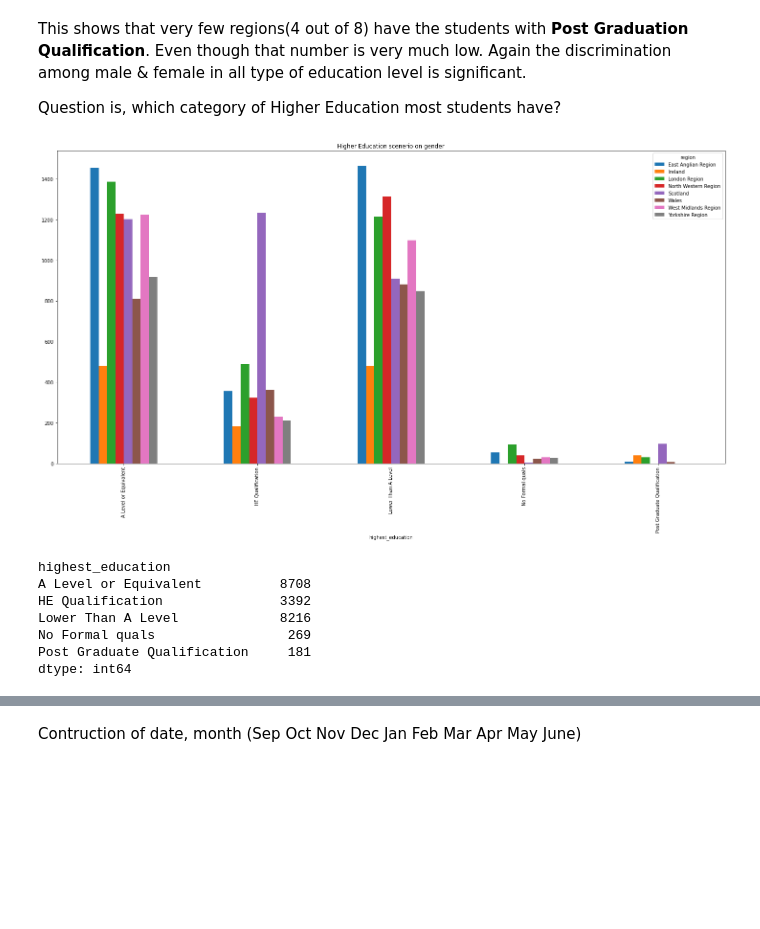
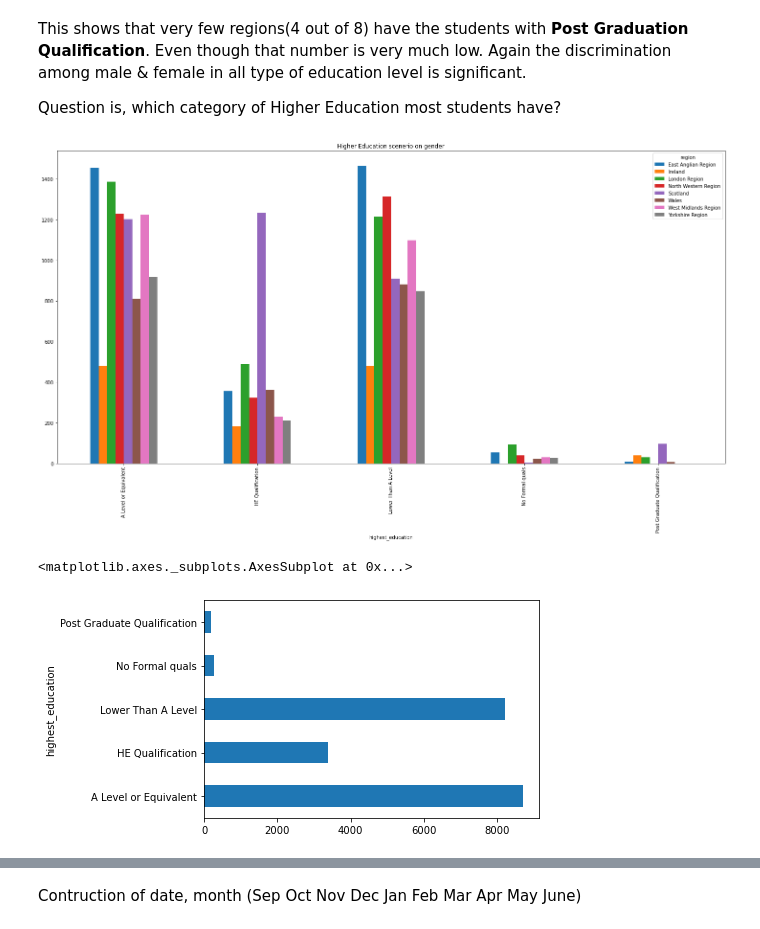
Before and after one commit to rayansami/behaviour-analysis, a Jupyter notebook: Analyzing_Open_University_Learning_Analytics_Dataset.ipynb, the cells around one changed output, grey strips where cells are left out. Saved outputs shown, nothing was run; the diff lists cells and outputs as text; code cells hidden in the pictures; blank space fills up the shorter version.

Commit message:
inference upto previous attemps for student info

```diff
--- a/Analyzing_Open_University_Learning_Analytics_Dataset.ipynb
+++ b/Analyzing_Open_University_Learning_Analytics_Dataset.ipynb
@@ -317,14 +317,9 @@ Question is, which category of Higher Education most students have?
 # %%
 filtered_student_info.groupby(['highest_education','region']).size().unstack().plot(kind='bar', title='Higher Education scenerio on gender',figsize=(25,12))
 plt.show()
 
-filtered_student_info.groupby(['highest_education']).size()
+filtered_student_info.groupby(['highest_education']).size().plot(kind='barh')
 # %% [output]
 [figure]
-highest_education
-A Level or Equivalent          8708
-HE Qualification               3392
-Lower Than A Level             8216
-No Formal quals                 269
-Post Graduate Qualification     181
-dtype: int64
+<matplotlib.axes._subplots.AxesSubplot at 0x...>
+[figure, added]
```
Also changed, not shown: parts of 13 cells of this notebook.
